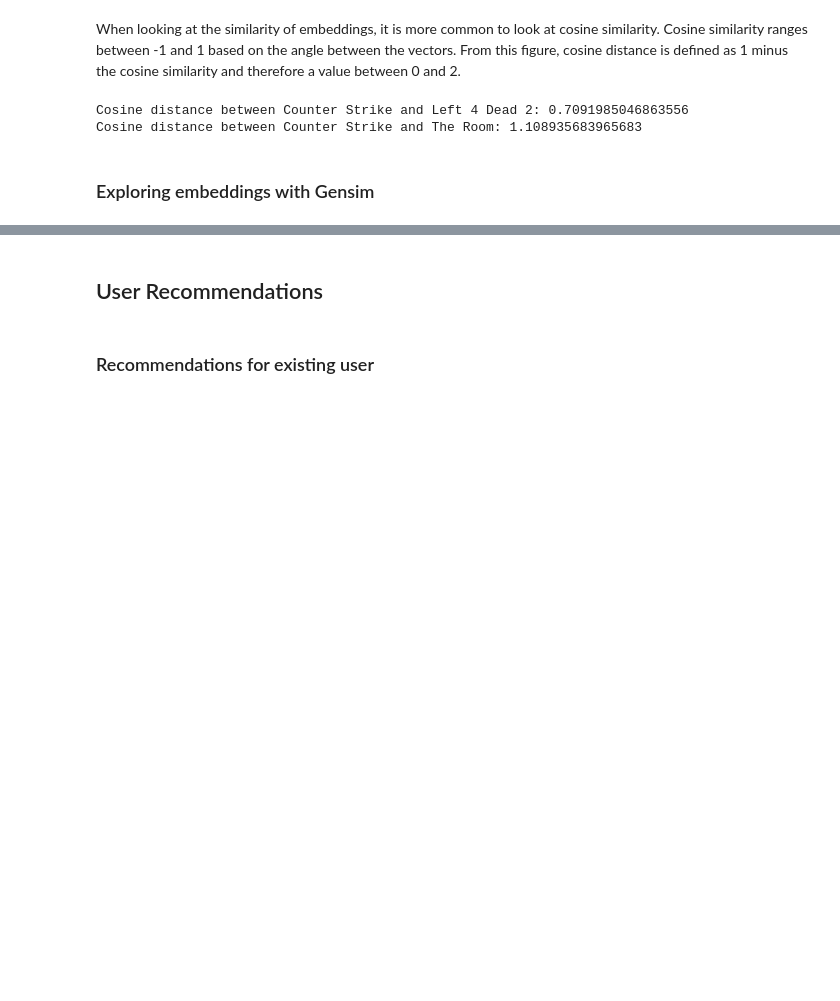
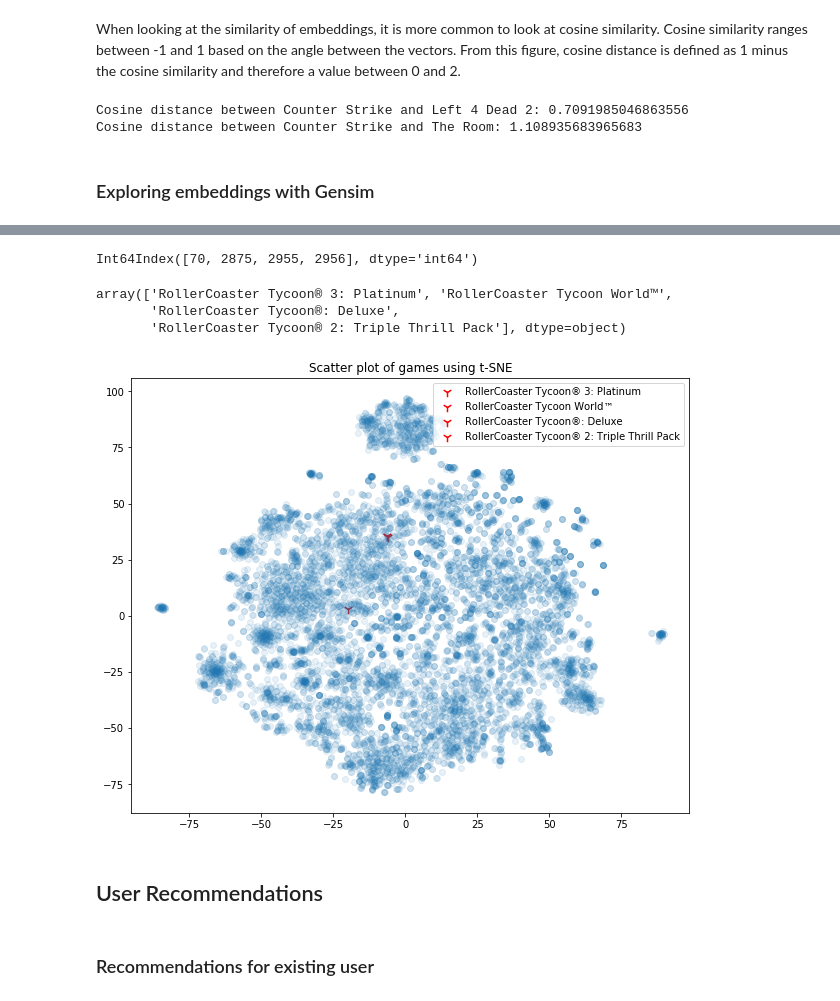
Before and after one commit to nadinezab/video-game-recs, a Jupyter notebook: 4-Modelling.ipynb, the cells around one changed output, grey strips where cells are left out. Saved outputs shown, nothing was run; the diff lists cells and outputs as text; code cells hidden in the pictures; blank space fills up the shorter version.

```diff
--- a/4-Modelling.ipynb
+++ b/4-Modelling.ipynb
@@ -426,0 +595,3 @@ kv.most_similar('Counter-Strike')
+# %%
+match = embeddingsdf[embeddingsdf.game.str.contains('RollerCoaster')]
+match
@@ -427,3 +604,34 @@ kv.most_similar('Counter-Strike')
+# %%
+match.index
+# %% [output]
+Int64Index([70, 2875, 2955, 2956], dtype='int64')
+# %%
+match['game'].values
+# %% [output]
+array(['RollerCoaster Tycoon® 3: Platinum', 'RollerCoaster Tycoon World™',
+       'RollerCoaster Tycoon®: Deluxe',
+       'RollerCoaster Tycoon® 2: Triple Thrill Pack'], dtype=object)
+# %%
+# Set figsize
+fig, ax = plt.subplots(figsize=(10,8))
+
+Xlabeled = embeddings2d[match.index, 0]
+Ylabeled = embeddings2d[match.index, 1]
+labels = match['game'].values
+
+# Scatter specific points
+for x, y, label in zip(Xlabeled, Ylabeled, labels):
+    ax.scatter(x, y, marker='1', label = label, s=90, color = 'red')
+
+# Scatter points, set alpha low to make points translucent
+ax.scatter(embeddingsdf.x, embeddingsdf.y, alpha=.1)
+
+plt.title('Scatter plot of games using t-SNE')
+plt.legend()
+
+plt.show()
+# %% [output]
+[figure, added]
 # %% [markdown]
 ## User Recommendations
 # %% [markdown]
```
Also changed, not shown: parts of 28 cells of this notebook.
